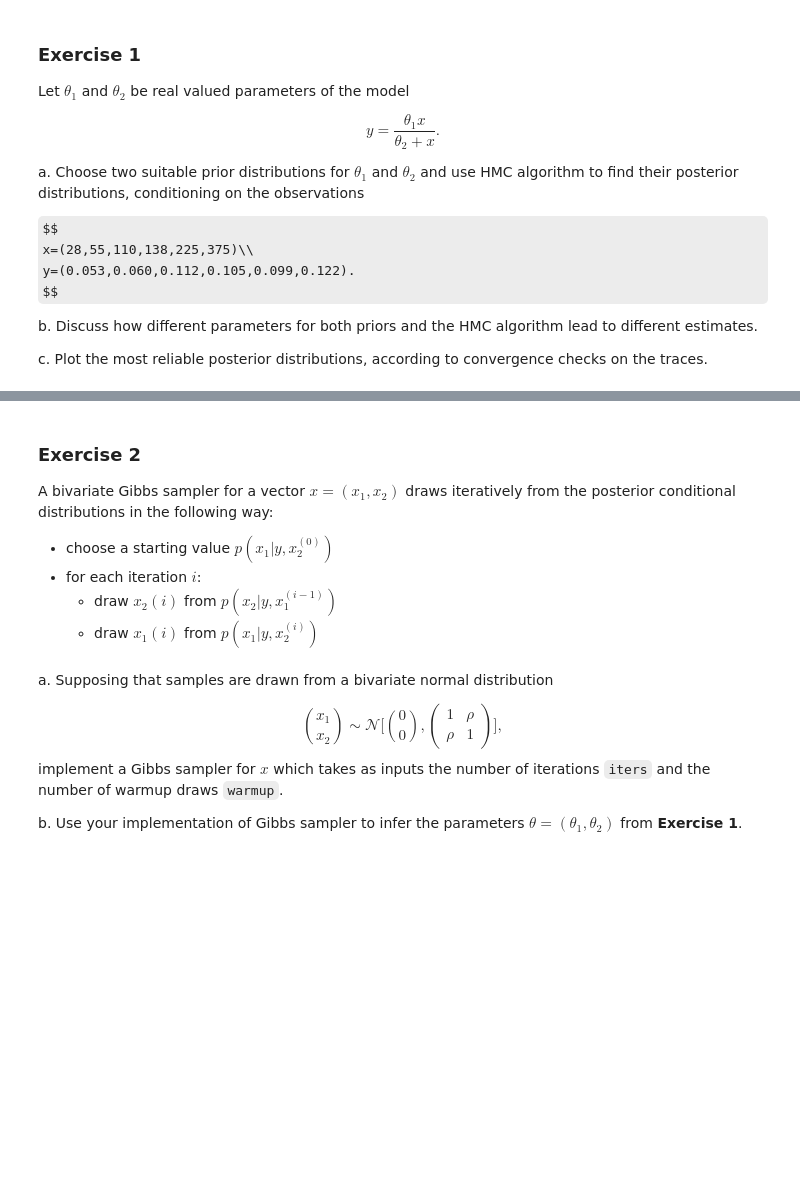
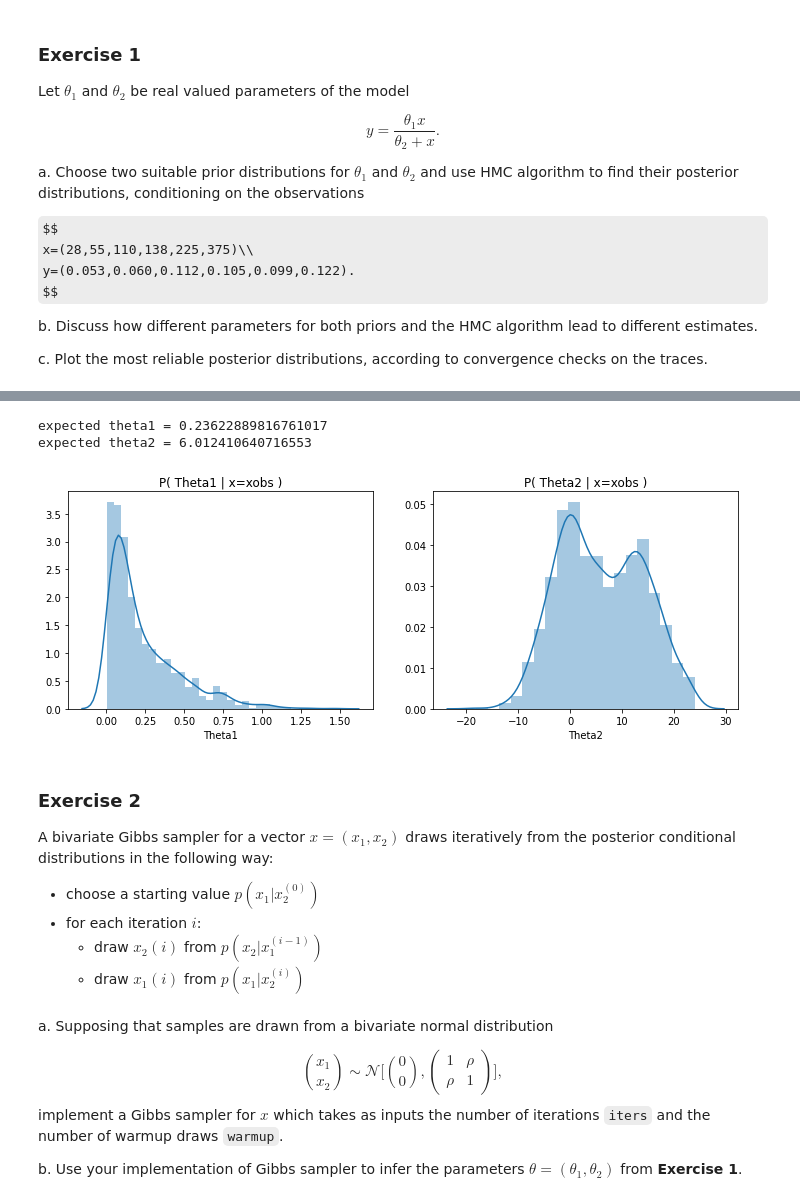
Before and after one commit to AngieC96/statistical-machine-learning, a Jupyter notebook: homeworks/homework_04_SOLVED.ipynb, the cells around one changed output, grey strips where cells are left out. Cells and saved outputs as stored; diff of their text form; code cells hidden in the pictures; some formulas as TeX source; blank space fills up the shorter version.

```diff
--- a/homeworks/homework_04_SOLVED.ipynb
+++ b/homeworks/homework_04_SOLVED.ipynb
@@ -26,11 +101,27 @@ c. Plot the most reliable posterior distributions, according to convergence chec
+# %%
+print("expected theta1 =", mcmc_samples['theta1'].mean().item())
+print("expected theta2 =", mcmc_samples['theta2'].mean().item())
+
+fig, axes = plt.subplots(1, 2, figsize=(12,4))
+sns.distplot(mcmc_samples['theta1'], ax=axes[0])
+sns.distplot(mcmc_samples['theta2'], ax=axes[1])
+axes[0].set_title("P( Theta1 | x=xobs )")
+axes[0].set_xlabel("Theta1")
+axes[1].set_title("P( Theta2 | x=xobs )")
+axes[1].set_xlabel("Theta2")
+plt.show()
+# %% [output]
+expected theta1 = 0.23622889816761017
+expected theta2 = 6.012410640716553
+[figure, added]
 # %% [markdown]
 ### Exercise 2
 
 A bivariate Gibbs sampler for a vector $x=(x_1,x_2)$ draws iteratively from the posterior conditional distributions in the following way:
-- choose a starting value $p(x_1|y,x_2^{(0)})$
+- choose a starting value $p(x_1|x_2^{(0)})$
 - for each iteration $i$:
-    - draw $x_2(i)$ from $p(x_2|y,x_1^{(i-1)})$
-    - draw $x_1(i)$ from $p(x_1|y,x_2^{(i)})$
+    - draw $x_2(i)$ from $p(x_2|x_1^{(i-1)})$
+    - draw $x_1(i)$ from $p(x_1|x_2^{(i)})$
 # %% [markdown]
 a. Supposing that samples are drawn from a bivariate normal distribution
 
```
Also changed, not shown: parts of 12 cells of this notebook, 1 other file.
